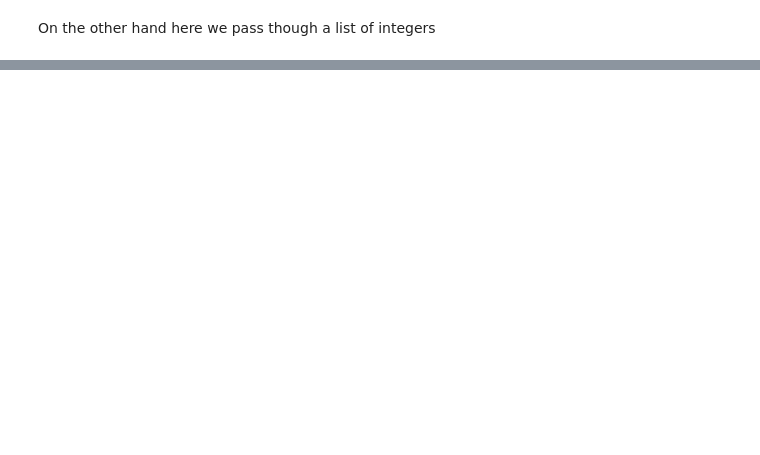
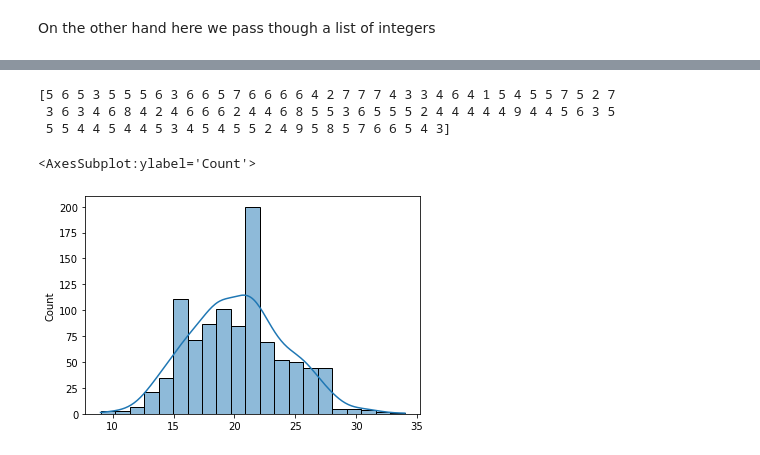
Before and after one commit to Deego88/Programming-for-Data-Analysis-Assignment, a Jupyter notebook: Programming-for-Data-Analysis-Assignment.ipynb, the cells around one changed output, grey strips where cells are left out. Cells and saved outputs as stored; diff of their text form; code cells hidden in the pictures; blank space fills up the shorter version.

```diff
--- a/Programming-for-Data-Analysis-Assignment.ipynb
+++ b/Programming-for-Data-Analysis-Assignment.ipynb
@@ -257,0 +314,13 @@ The following
+# %%
+n, p = 100, .2 # number of trials, probability of each trial
+binorm_dist = np.random.binomial(n, p, 1000)
+print(s)
+
+# visualise data
+sns.histplot(data=binorm_dist, kde=True)
+# %% [output]
+[5 6 5 3 5 5 5 6 3 6 6 5 7 6 6 6 6 4 2 7 7 7 4 3 3 4 6 4 1 5 4 5 5 7 5 2 7
+ 3 6 3 4 6 8 4 2 4 6 6 6 2 4 4 6 8 5 5 3 6 5 5 5 2 4 4 4 4 4 9 4 4 5 6 3 5
+ 5 5 4 4 5 4 4 5 3 4 5 4 5 5 2 4 9 5 8 5 7 6 6 5 4 3]
+<AxesSubplot:ylabel='Count'>
+[figure, added]
```
Also changed, not shown: parts of 22 cells of this notebook.
